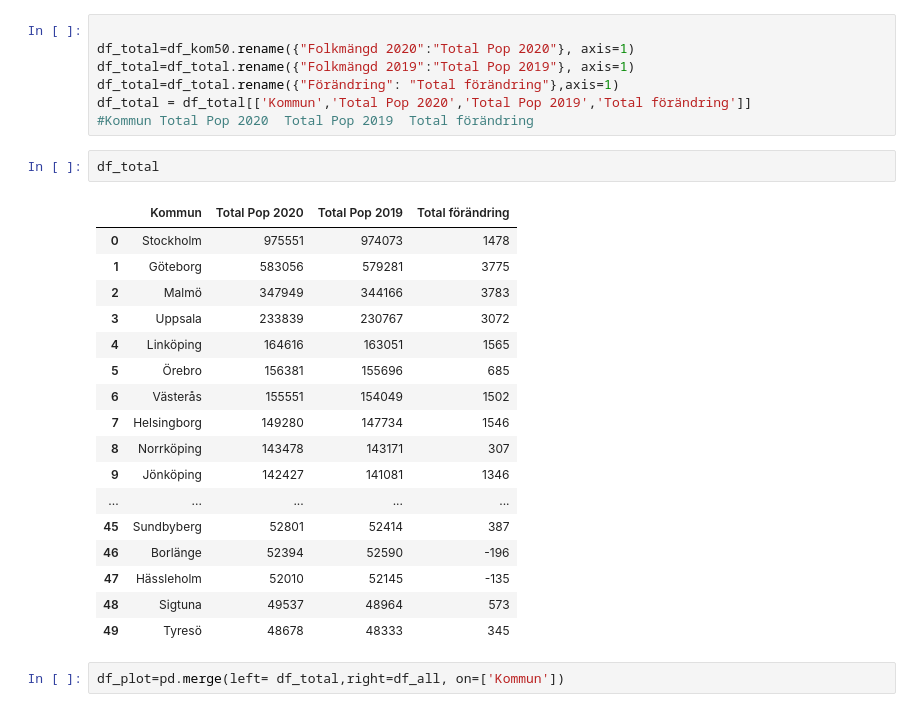
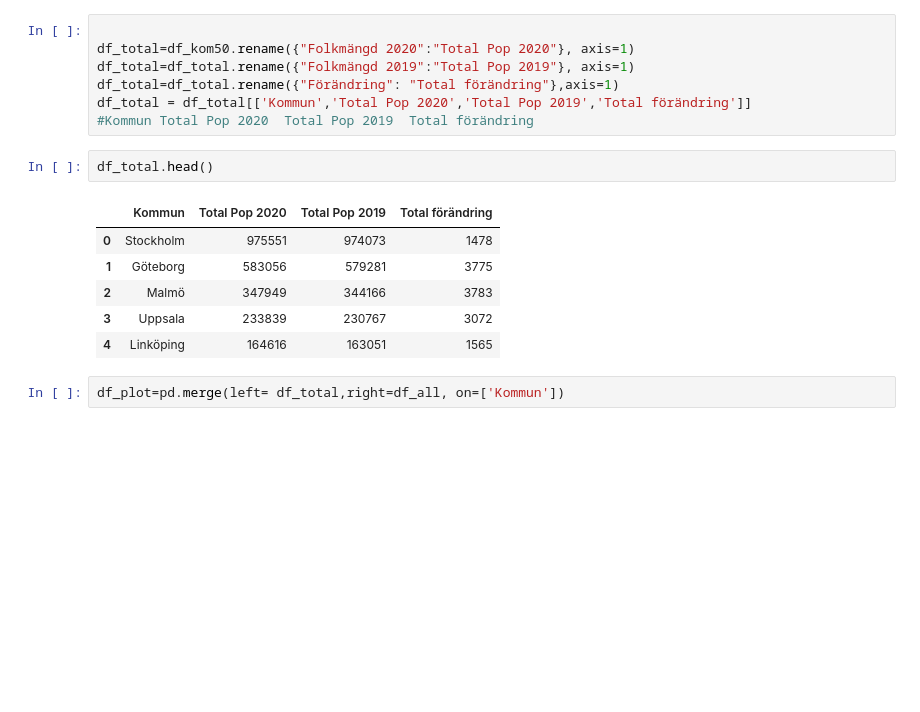
Before and after one commit to danlundh67/Python-Dan-Lund-OPA23, a Jupyter notebook: exercises/1_panda.ipynb, the cells around one changed output. Saved outputs shown, nothing was run; the diff lists cells and outputs as text; blank space fills up the shorter version.

```diff
--- a/exercises/1_panda.ipynb
+++ b/exercises/1_panda.ipynb
@@ -330,25 +330,14 @@ df_total=df_total.rename({"Förändring": "Total förändring"},axis=1)
 df_total = df_total[['Kommun','Total Pop 2020','Total Pop 2019','Total förändring']]
 #Kommun	Total Pop 2020	Total Pop 2019	Total förändring
 # %%
-df_total
+df_total.head()
 # %% [output]
 |  | Kommun | Total Pop 2020 | Total Pop 2019 | Total förändring |
 | 0 | Stockholm | 975551 | 974073 | 1478 |
 | 1 | Göteborg | 583056 | 579281 | 3775 |
 | 2 | Malmö | 347949 | 344166 | 3783 |
 | 3 | Uppsala | 233839 | 230767 | 3072 |
 | 4 | Linköping | 164616 | 163051 | 1565 |
-| 5 | Örebro | 156381 | 155696 | 685 |
-| 6 | Västerås | 155551 | 154049 | 1502 |
-| 7 | Helsingborg | 149280 | 147734 | 1546 |
-| 8 | Norrköping | 143478 | 143171 | 307 |
-| 9 | Jönköping | 142427 | 141081 | 1346 |
-| ... | ... | ... | ... | ... |
-| 45 | Sundbyberg | 52801 | 52414 | 387 |
-| 46 | Borlänge | 52394 | 52590 | -196 |
-| 47 | Hässleholm | 52010 | 52145 | -135 |
-| 48 | Sigtuna | 49537 | 48964 | 573 |
-| 49 | Tyresö | 48678 | 48333 | 345 |
 # %%
 df_plot=pd.merge(left= df_total,right=df_all, on=['Kommun'])
 # %%
```
Also changed, not shown: parts of 9 cells of this notebook.
